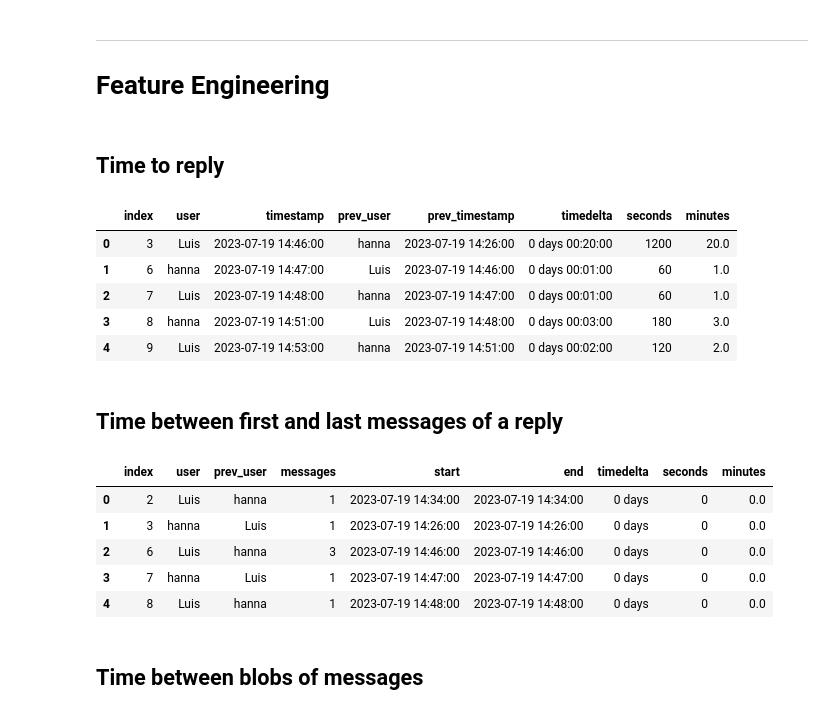
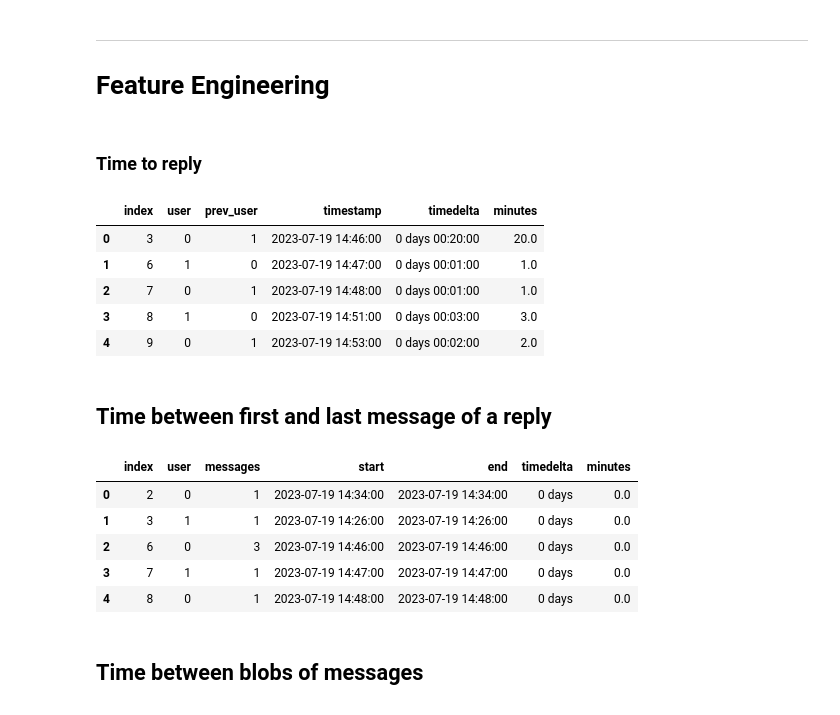
Before and after one commit to luisresende13/Trabalho-de-Pesquisa, a Jupyter notebook: nbs/analysis.ipynb, the cells around one changed output. Cells and saved outputs as stored; diff of their text form; code cells hidden in the pictures.

```diff
--- a/analysis.ipynb
+++ b/nbs/analysis.ipynb
@@ -70,7 +83,7 @@ display(df.head())
 ---
 # Feature Engineering
 # %% [markdown]
-## Time to reply
+### Time to reply
 # %%
 prev_row = df.iloc[0]
 
@@ -100,16 +113,16 @@ for idx, row in df.iterrows():
 reply = pd.DataFrame(data)
 reply = reply.iloc[1:].reset_index(drop=True) # Drop first row
 
-reply.head(5)
+reply[['index', 'user', 'prev_user', 'timestamp', 'timedelta', 'minutes']].head(5)
 # %% [output]
-|  | index | user | timestamp | prev_user | prev_timestamp | timedelta | seconds | minutes |
-| 0 | 3 | Luis | 2023-07-19 14:46:00 | hanna | 2023-07-19 14:26:00 | 0 days 00:20:00 | 1200 | 20.0 |
-| 1 | 6 | hanna | 2023-07-19 14:47:00 | Luis | 2023-07-19 14:46:00 | 0 days 00:01:00 | 60 | 1.0 |
-| 2 | 7 | Luis | 2023-07-19 14:48:00 | hanna | 2023-07-19 14:47:00 | 0 days 00:01:00 | 60 | 1.0 |
-| 3 | 8 | hanna | 2023-07-19 14:51:00 | Luis | 2023-07-19 14:48:00 | 0 days 00:03:00 | 180 | 3.0 |
-| 4 | 9 | Luis | 2023-07-19 14:53:00 | hanna | 2023-07-19 14:51:00 | 0 days 00:02:00 | 120 | 2.0 |
+|  | index | user | prev_user | timestamp | timedelta | minutes |
+| 0 | 3 | 0 | 1 | 2023-07-19 14:46:00 | 0 days 00:20:00 | 20.0 |
+| 1 | 6 | 1 | 0 | 2023-07-19 14:47:00 | 0 days 00:01:00 | 1.0 |
+| 2 | 7 | 0 | 1 | 2023-07-19 14:48:00 | 0 days 00:01:00 | 1.0 |
+| 3 | 8 | 1 | 0 | 2023-07-19 14:51:00 | 0 days 00:03:00 | 3.0 |
+| 4 | 9 | 0 | 1 | 2023-07-19 14:53:00 | 0 days 00:02:00 | 2.0 |
 # %% [markdown]
-## Time between first and last messages of a reply
+## Time between first and last message of a reply
 # %%
 prev_row = df.iloc[0]
 
@@ -119,41 +132,40 @@ for idx, row in df.iterrows():
     user = row['user']
     timestamp = row['timestamp']
 
     prev_user = prev_row['user']
     prev_timestamp = prev_row['timestamp']
 
     if user != prev_user:
         timestamp_start = reply_msgs[0]['timestamp']
         timestamp_end = reply_msgs[-1]['timestamp']
         timedelta = timestamp_end - timestamp_start
         new_row = {
             'index': idx,
             'user': prev_user,
             'prev_user': user,
             'messages': len(reply_msgs),
             'start': timestamp_start,
             'end': timestamp_end,
             'timedelta': timedelta,
             'seconds': timedelta.seconds,
             'minutes': timedelta.seconds / 60,
         }
         data.append(new_row)
         reply_msgs = []
 
     reply_msgs.append(row.to_dict())
     prev_row = row
 
 replying = pd.DataFrame(data)
-# replying = replying.iloc[1:].reset_index(drop=True) # Drop first row
 
-replying.head(5)
+replying[['index', 'user', 'messages', 'start', 'end', 'timedelta', 'minutes']].head(5)
 # %% [output]
-|  | index | user | prev_user | messages | start | end | timedelta | seconds | minutes |
-| 0 | 2 | Luis | hanna | 1 | 2023-07-19 14:34:00 | 2023-07-19 14:34:00 | 0 days | 0 | 0.0 |
-| 1 | 3 | hanna | Luis | 1 | 2023-07-19 14:26:00 | 2023-07-19 14:26:00 | 0 days | 0 | 0.0 |
-| 2 | 6 | Luis | hanna | 3 | 2023-07-19 14:46:00 | 2023-07-19 14:46:00 | 0 days | 0 | 0.0 |
-| 3 | 7 | hanna | Luis | 1 | 2023-07-19 14:47:00 | 2023-07-19 14:47:00 | 0 days | 0 | 0.0 |
-| 4 | 8 | Luis | hanna | 1 | 2023-07-19 14:48:00 | 2023-07-19 14:48:00 | 0 days | 0 | 0.0 |
+|  | index | user | messages | start | end | timedelta | minutes |
+| 0 | 2 | 0 | 1 | 2023-07-19 14:34:00 | 2023-07-19 14:34:00 | 0 days | 0.0 |
+| 1 | 3 | 1 | 1 | 2023-07-19 14:26:00 | 2023-07-19 14:26:00 | 0 days | 0.0 |
+| 2 | 6 | 0 | 3 | 2023-07-19 14:46:00 | 2023-07-19 14:46:00 | 0 days | 0.0 |
+| 3 | 7 | 1 | 1 | 2023-07-19 14:47:00 | 2023-07-19 14:47:00 | 0 days | 0.0 |
+| 4 | 8 | 0 | 1 | 2023-07-19 14:48:00 | 2023-07-19 14:48:00 | 0 days | 0.0 |
 # %% [markdown]
 ## Time between blobs of messages
 # %% [markdown]
```
Also changed, not shown: parts of 7 cells of this notebook, 4 other files.
